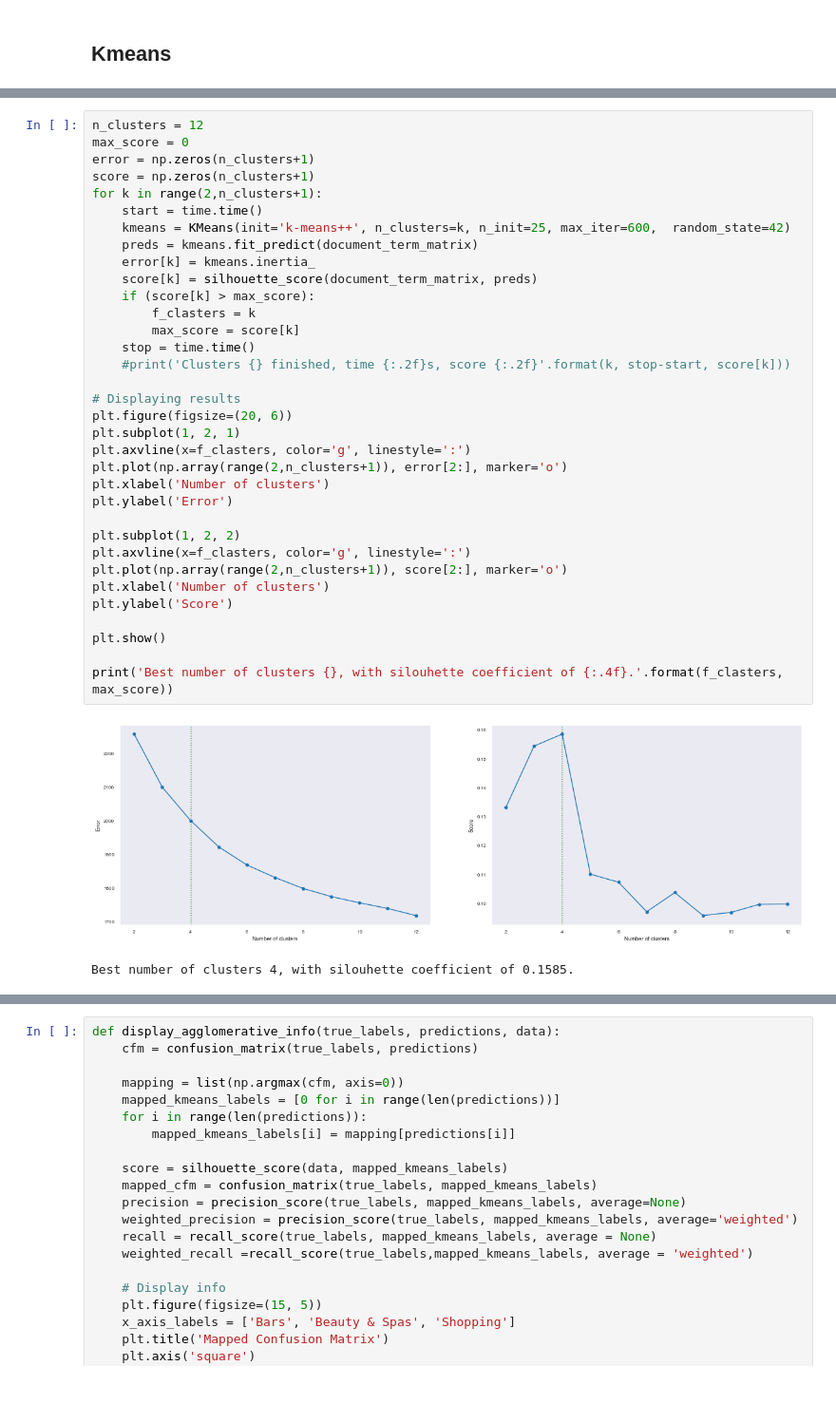
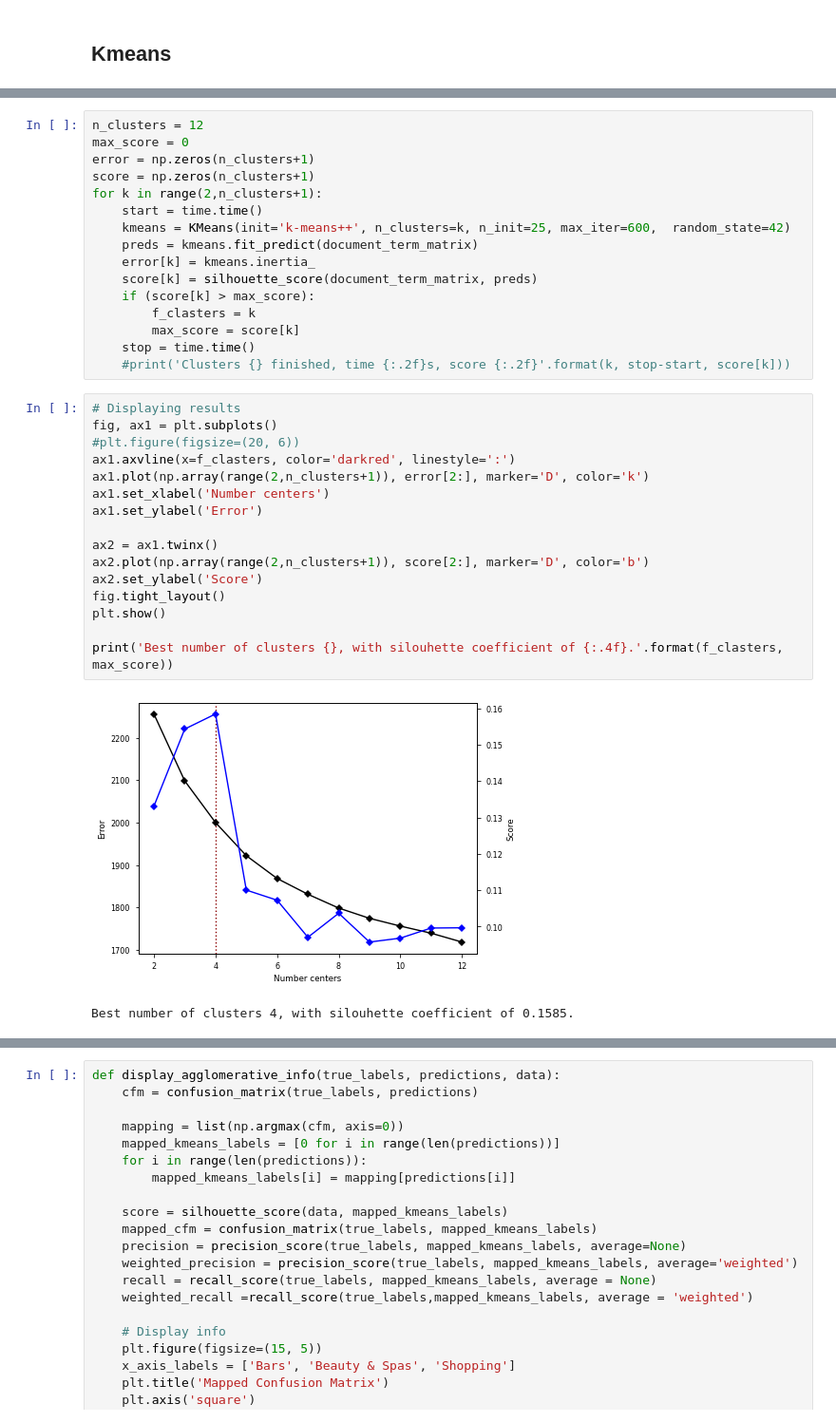
Before and after one commit to lkostakis/data-mining-NLP, a Jupyter notebook: ask3.ipynb, the cells around one changed output, grey strips where cells are left out. Shown at 95% size. Saved outputs shown, nothing was run; the diff lists cells and outputs as text; blank space fills up the shorter version.

```diff
--- a/ask3.ipynb
+++ b/ask3.ipynb
@@ -272,25 +306,23 @@ for k in range(2,n_clusters+1):
         max_score = score[k]
     stop = time.time()
     #print('Clusters {} finished, time {:.2f}s, score {:.2f}'.format(k, stop-start, score[k]))
-
-# Displaying results
-plt.figure(figsize=(20, 6))
-plt.subplot(1, 2, 1)
-plt.axvline(x=f_clasters, color='g', linestyle=':')
-plt.plot(np.array(range(2,n_clusters+1)), error[2:], marker='o')
-plt.xlabel('Number of clusters')
-plt.ylabel('Error')
-
-plt.subplot(1, 2, 2)
-plt.axvline(x=f_clasters, color='g', linestyle=':')
-plt.plot(np.array(range(2,n_clusters+1)), score[2:], marker='o')
-plt.xlabel('Number of clusters')
-plt.ylabel('Score')
-
-plt.show()
-
-print('Best number of clusters {}, with silouhette coefficient of {:.4f}.'.format(f_clasters, max_score))
-# %% [output]
-[figure, removed]
-Best number of clusters 4, with silouhette coefficient of 0.1585.
+# %%
+# Displaying results
+fig, ax1 = plt.subplots()
+#plt.figure(figsize=(20, 6))
+ax1.axvline(x=f_clasters, color='darkred', linestyle=':')
+ax1.plot(np.array(range(2,n_clusters+1)), error[2:], marker='D', color='k')
+ax1.set_xlabel('Number centers')
+ax1.set_ylabel('Error')
+
+ax2 = ax1.twinx()
+ax2.plot(np.array(range(2,n_clusters+1)), score[2:], marker='D', color='b')
+ax2.set_ylabel('Score')
+fig.tight_layout()
+plt.show()
+
+print('Best number of clusters {}, with silouhette coefficient of {:.4f}.'.format(f_clasters, max_score))
+# %% [output]
+[figure, added]
+Best number of clusters 4, with silouhette coefficient of 0.1585.
 # %%
```
Also changed, not shown: parts of 16 cells of this notebook.
